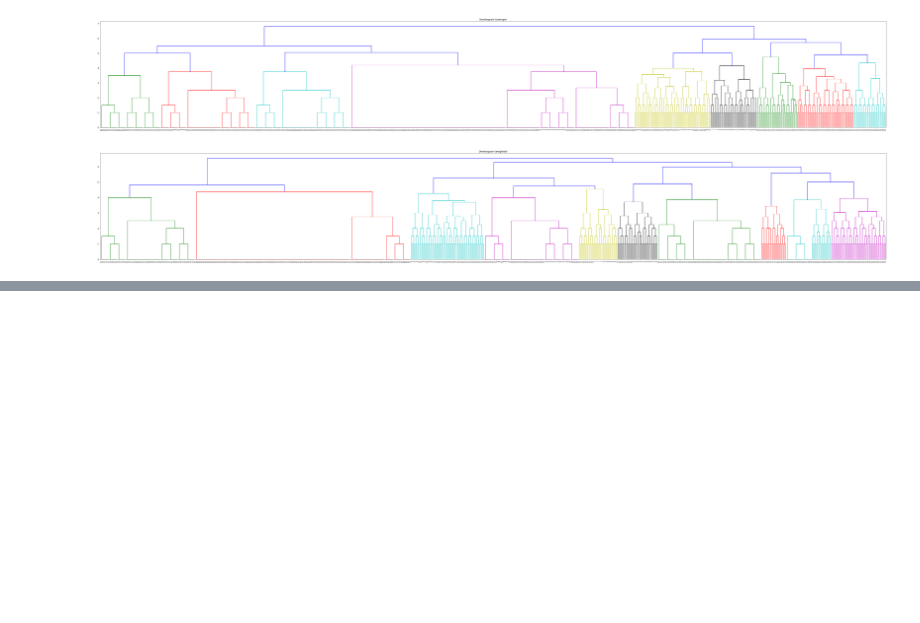
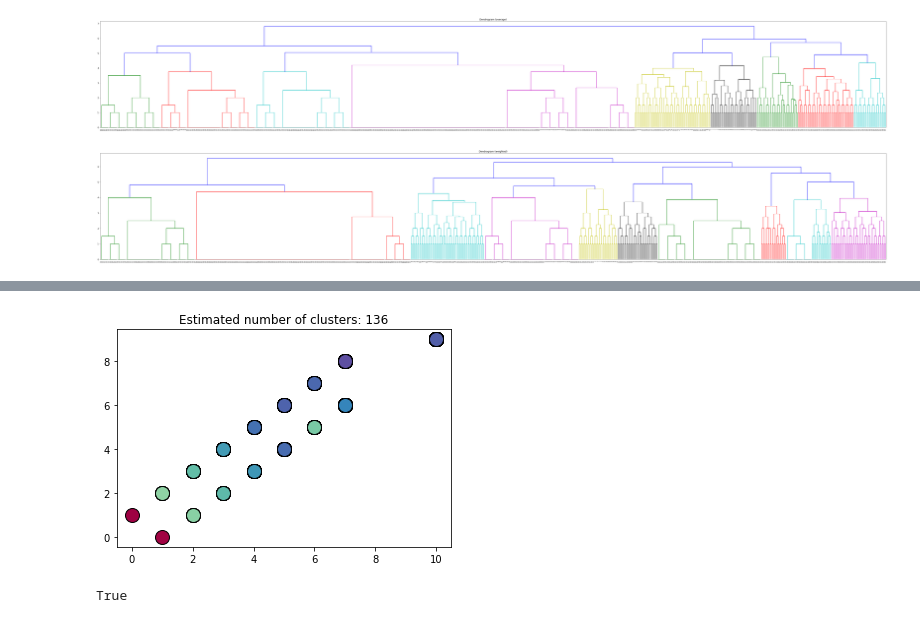
Before and after one commit to sahil1105/SOA-ASP, a Jupyter notebook: TC-Prov-Gen.ipynb, the cells around one changed output, grey strips where cells are left out. Saved outputs shown, nothing was run; the diff lists cells and outputs as text; code cells hidden in the pictures; blank space fills up the shorter version.

Commit message:
added no cycles constraint

```diff
--- a/TC-Prov-Gen.ipynb
+++ b/TC-Prov-Gen.ipynb
@@ -424,0 +409,12 @@ for i, (_, g_vizs) in enumerate(vizs.items()):
+# %%
+groups = {}
+q_2_df = potential_graphs_no_cycles['pw_rel_dfs']['q_2']
+for pw_id in range(1, len(potential_graphs_no_cycles['pw_objects'])+1):
+    pw_q_2_df = q_2_df[q_2_df['pw'] == pw_id]
+    pw_q_rels = []
+    for i, row in pw_q_2_df.iterrows():
+        pw_q_rels.append((row['x1'], row['x2']))
+    pw_q_rels = frozenset(pw_q_rels)
+    if pw_q_rels not in groups:
+        groups[pw_q_rels] = []
+    groups[pw_q_rels].append(pw_id)
@@ -424,0 +425,8 @@ for i, (_, g_vizs) in enumerate(vizs.items()):
+# %%
+dist_matrix = np.zeros((len(potential_graphs_no_cycles['pw_objects']), len(potential_graphs_no_cycles['pw_objects'])))
+q_2_df = potential_graphs_no_cycles['pw_rel_dfs']['q_2']
+q_sets = list(map(lambda pw_id: get_pw_q_rels(q_2_df, pw_id), range(1, len(potential_graphs_no_cycles['pw_objects'])+1)))
+for i in range(len(potential_graphs_no_cycles['pw_objects'])):
+    for j in range(i+1, len(potential_graphs_no_cycles['pw_objects'])):
+        dist_matrix[i][j] = dist_matrix[j][i] = compare_q_sets(q_sets[i], q_sets[j])
+dist_matrix
@@ -424,0 +441,4 @@ for i, (_, g_vizs) in enumerate(vizs.items()):
+# %%
+_ = PWEVisualization.dbscan_clustering(dist_matrix)
+# %% [output]
+[figure, added]
@@ -424,0 +479,4 @@ for i, (_, g_vizs) in enumerate(vizs.items()):
+# %%
+set(groups.keys()) >= set(groups_no_cycles.keys())
+# %% [output]
+True
```
Also changed, not shown: parts of 12 cells of this notebook.
